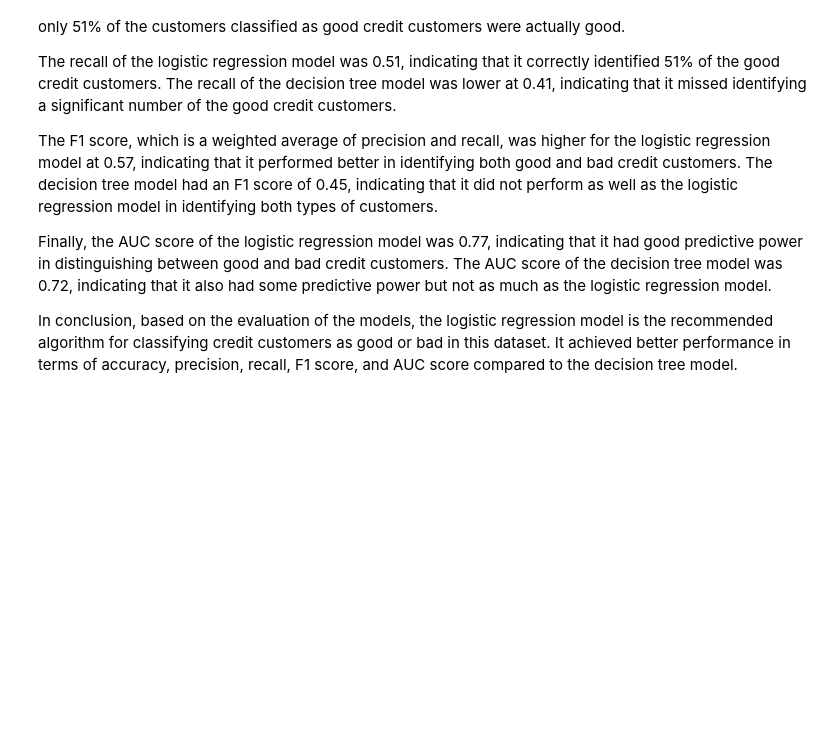
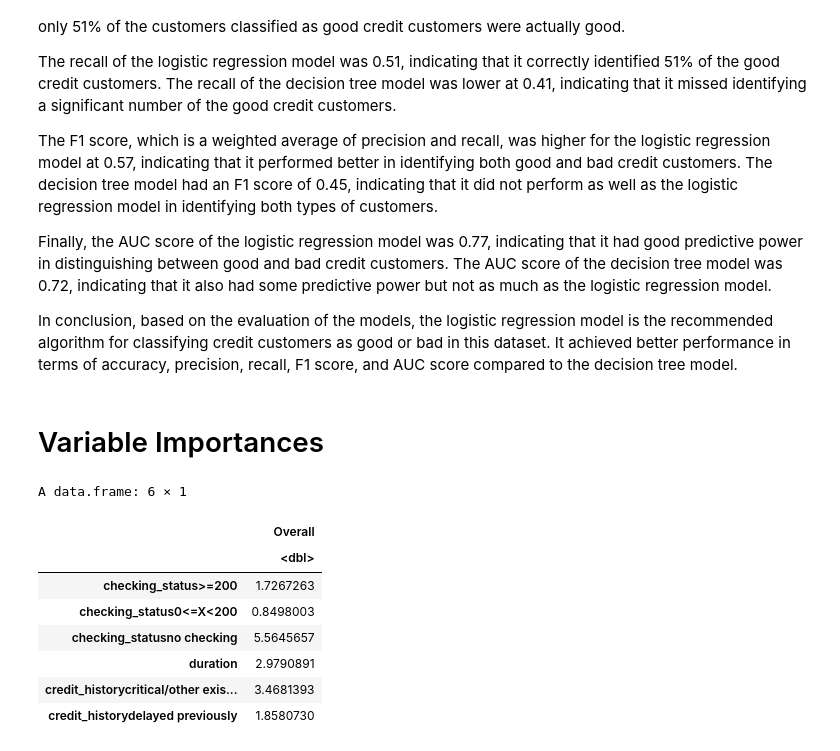
Before and after one commit to merterun/credit-risk-evaluation, a Jupyter notebook: predictive-modeling-for-lending-decisions.ipynb, the cells around one changed output. Drawn from its saved outputs; the diff is of its cells as text; code cells hidden in the pictures; blank space fills up the shorter version.

```diff
--- a/predictive-modeling-for-lending-decisions.ipynb
+++ b/predictive-modeling-for-lending-decisions.ipynb
@@ -546,3 +543,19 @@ The F1 score, which is a weighted average of precision and recall, was higher fo
 Finally, the AUC score of the logistic regression model was 0.77, indicating that it had good predictive power in distinguishing between good and bad credit customers. The AUC score of the decision tree model was 0.72, indicating that it also had some predictive power but not as much as the logistic regression model.
 
 In conclusion, based on the evaluation of the models, the logistic regression model is the recommended algorithm for classifying credit customers as good or bad in this dataset. It achieved better performance in terms of accuracy, precision, recall, F1 score, and AUC score compared to the decision tree model.
+# %% [markdown]
+# Variable Importances
+# %%
+log_imp <- varImp(log_model, scale = FALSE)
+
+head(log_imp)
+# %% [output]
+A data.frame: 6 × 1
+|  | Overall |
+|  | <dbl> |
+| checking_status>=200 | 1.7267263 |
+| checking_status0<=X<200 | 0.8498003 |
+| checking_statusno checking | 5.5645657 |
+| duration | 2.9790891 |
+| credit_historycritical/other exis... | 3.4681393 |
+| credit_historydelayed previously | 1.8580730 |
```
Also changed, not shown: parts of 5 cells of this notebook.
